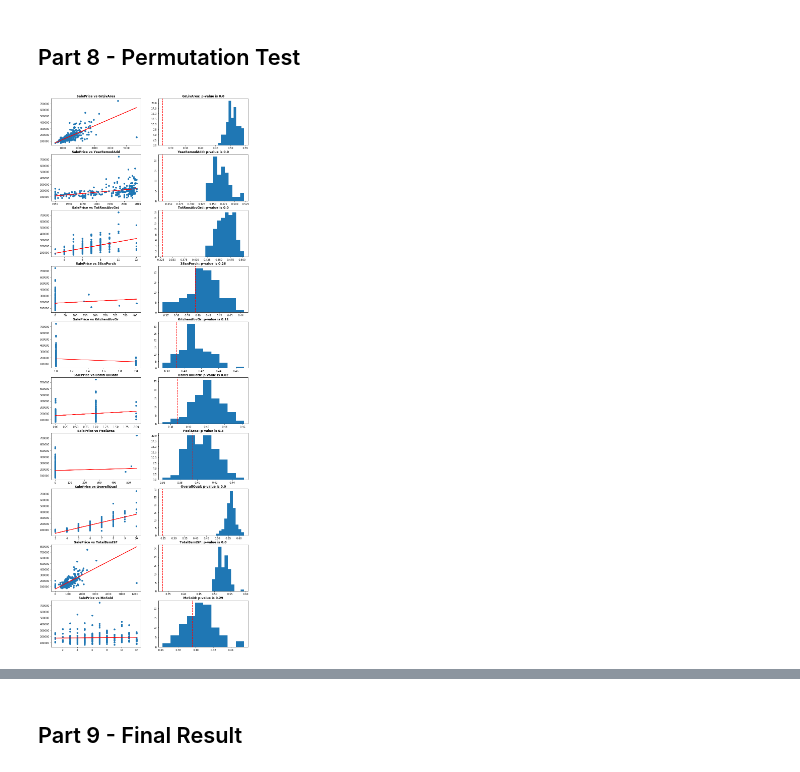
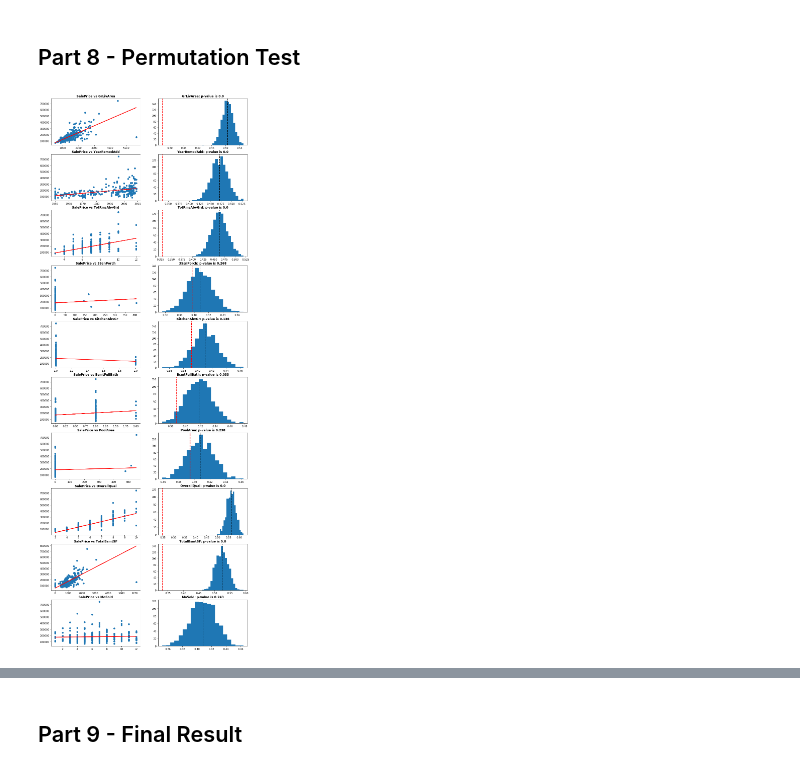
Before and after one commit to rmodi6/house-prices-advanced-regression, a Jupyter notebook: cse519_hw3_modi_ruchit_112685342.ipynb, the cells around one changed output, grey strips where cells are left out. Cells and saved outputs as stored; diff of their text form; code cells hidden in the pictures.

```diff
--- a/cse519_hw3_modi_ruchit_112685342.ipynb
+++ b/cse519_hw3_modi_ruchit_112685342.ipynb
@@ -486,0 +546,33 @@ According to the linear regression model, categorical ohe column `Neighborhood_S
+# %%
+# Numerical Columns to be used for training
+numerical_cols = ['LotArea', 'OverallQual', 'OverallCond', 'YearRemodAdd', 'ExterQual',
+                 'ExterCond', 'BsmtQual', 'BsmtCond', 'TotalBsmtSF', 'HeatingQC',
+                 '1stFlrSF', '2ndFlrSF', 'GrLivArea', 'TotRmsAbvGrd', 'FireplaceQu', 'GarageArea',
+                 'GarageQual', 'GarageCond', 'WoodDeckSF', 'OpenPorchSF', 'EnclosedPorch', '3SsnPorch',
+                 'ScreenPorch', 'NeighborhoodValue']
+
+trainset = trainset[numerical_cols]
+# %%
+# Categorical columns to be used for training
+categorical_cols = ['MSSubClass', 'MSZoning', 'LotConfig', 'BldgType', 'HouseStyle', 'Foundation',
+                    'CentralAir', 'GarageType', 'GarageFinish']
+# Perform one hot encoding and join it with existing training set
+ohe = pd.get_dummies(df[categorical_cols])
+trainset = trainset.join(ohe)
+training_cols = trainset.columns.to_list()
+# %%
+from sklearn.model_selection import train_test_split
+from sklearn.linear_model import LinearRegression
+from sklearn import metrics
+
+X = trainset
+y = df['SalePrice']
+
+# Split data into train and test set
+X_train, X_test, y_train, y_test = train_test_split(X, y, test_size=0.2, random_state=0)
+
+# Learn a linear regression model on the train set
+regressor = LinearRegression().fit(X_train, y_train)
+# %%
+y_pred = regressor.predict(X_test)
+print('Root Mean Squared Error:', np.sqrt(metrics.mean_squared_error(np.log(y_test), np.log(y_pred))))
@@ -512,38 +608,39 @@ for test_number, col in enumerate(permutation_test_cols):
     X_train, X_test, y_train, y_test = train_test_split(X, y, test_size=0.2, random_state=0)
 
     # Train a simple linear regression model
     regressor = LinearRegression().fit(X_train, y_train)
 
     # Predict the Sale Price for the test
     y_pred = regressor.predict(X_test)
 
     # Calculate rmse for the predicted value
     rmse_y = np.sqrt(metrics.mean_squared_error(np.log(y_test), np.log(y_pred)))
 
     # Perform 100 permutations of SalePrice and calculate rmse with respect to random permutations
-    n_permutations = 100
-    y_random, rmse_random = [], np.zeros((100))
+    n_permutations = 1000
+    rmse_random = np.zeros((n_permutations))
     for i in range(n_permutations):
-        y_random.append(trainset.sample(y_test.shape[0])['SalePrice'].values.reshape(-1, 1))
-        rmse_random[i] = np.sqrt(metrics.mean_squared_error(np.log(y_random[i]), np.log(y_pred)))
+        y_random = trainset.sample(y_test.shape[0])['SalePrice'].values.reshape(-1, 1)
+        rmse_random[i] = np.sqrt(metrics.mean_squared_error(np.log(y_random), np.log(y_pred)))
 
     # Calculate p-value as number of random samples rmse less than equal to real data rmse normalized
     # by the number of permutations
     p_value = len(np.where(rmse_random <= rmse_y)[0]) / n_permutations
 
     ax1 = axes[test_number][0]
     ax2 = axes[test_number][1]
 
     # Plot the predicted line with actual data
     ax1.scatter(X_test, y_test)
     ax1.plot(X_test, y_pred, color='red', linewidth=2)
     ax1.set_title("SalePrice vs {0}".format(col), fontweight='bold', fontsize=12)
 
     # Plot the histogram of rmse from random permutations
-    ax2.hist(rmse_random)
+    ax2.hist(rmse_random, bins=20)
     ax2.axvline(rmse_y, color='red', linestyle='dashed', linewidth=2)
+    ax2.axvline(rmse_random.mean(), color='k', linestyle='dashed', linewidth=2)
     ax2.set_title("{0}: p-value is {1}".format(col, p_value), fontweight='bold', fontsize=12)
 # %% [output]
-[figure, old version]
+[figure, new version]
 # %% [markdown]
 #### Describe the results.
```
Also changed, not shown: parts of 41 cells of this notebook, 2 other files.
